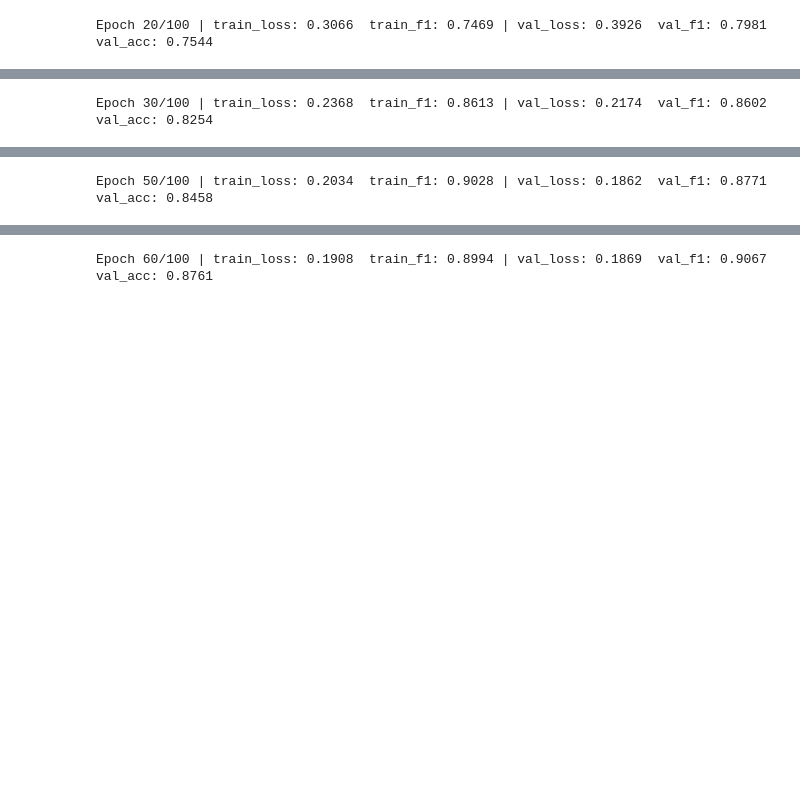
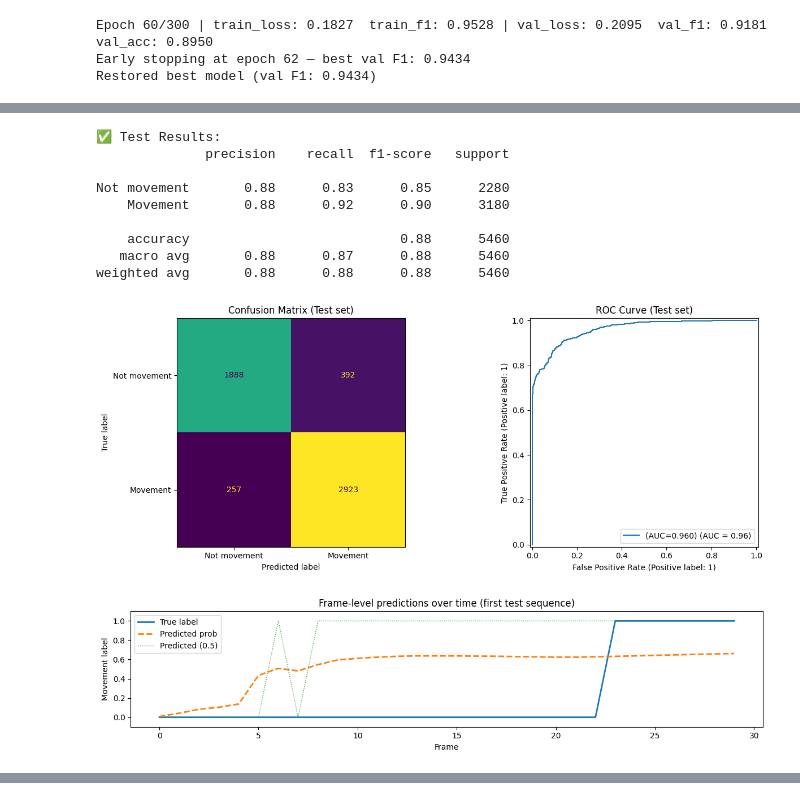
Before and after one commit to kallefrisk/DeepLearning_Schoolwork, a Jupyter notebook: JakobProject/notebooks/assignment11_fixed.ipynb, the cells around one changed output, grey strips where cells are left out. Drawn from its saved outputs; the diff is of its cells as text; code cells hidden in the pictures; blank space fills up the shorter version.

Commit message:
test sebastian settings

```diff
--- a/JakobProject/notebooks/assignment11_fixed.ipynb
+++ b/JakobProject/notebooks/assignment11_fixed.ipynb
@@ -257,7 +329,8 @@ with mlflow.start_run(run_name=params["run_name"]) as run:
     val_loader   = DataLoader(val_dataset,   batch_size=params["batch_size"], shuffle=False)
     test_loader  = DataLoader(test_dataset,  batch_size=params["batch_size"], shuffle=False)
 
-    best_val_loss = float("inf")
+    best_val_f1       = -1.0
+    best_model_state  = None
     epochs_no_improve = 0
 
     for epoch in range(params["epochs"]):
@@ -272,7 +345,7 @@ with mlflow.start_run(run_name=params["run_name"]) as run:
             batch_y = batch_y.to(device)
 
             optimizer.zero_grad()
-            logits = model(batch_x)          # (batch, seq_len, 1)
+            logits = model(batch_x)
             loss   = loss_fn(logits, batch_y)
             loss.backward()
             optimizer.step()
@@ -280,10 +353,10 @@ with mlflow.start_run(run_name=params["run_name"]) as run:
             all_train_logits.append(logits.detach())
             all_train_labels.append(batch_y)
 
-        avg_train_loss = np.mean(train_losses)
+        avg_train_loss   = np.mean(train_losses)
         train_logits_cat = torch.cat(all_train_logits)
         train_labels_cat = torch.cat(all_train_labels)
-        train_m = compute_classification_metrics(train_logits_cat, train_labels_cat)
+        train_m          = compute_classification_metrics(train_logits_cat, train_labels_cat)
 
         # ── Validation ───────────────────────────────────────────────────────
         model.eval()
@@ -292,15 +365,17 @@ with mlflow.start_run(run_name=params["run_name"]) as run:
 
         with torch.no_grad():
             for batch_x, batch_y in val_loader:
-                logits = model(batch_x)
+                batch_x = batch_x.to(device)
+                batch_y = batch_y.to(device)
+                logits  = model(batch_x)
                 val_losses.append(loss_fn(logits, batch_y).item())
                 all_val_logits.append(logits)
                 all_val_labels.append(batch_y)
 
-        avg_val_loss = np.mean(val_losses)
+        avg_val_loss   = np.mean(val_losses)
         val_logits_cat = torch.cat(all_val_logits)
         val_labels_cat = torch.cat(all_val_labels)
-        val_m = compute_classification_metrics(val_logits_cat, val_labels_cat)
+        val_m          = compute_classification_metrics(val_logits_cat, val_labels_cat)
 
         mlflow.log_metrics({
             "train_loss":      avg_train_loss,
@@ -317,22 +392,27 @@ with mlflow.start_run(run_name=params["run_name"]) as run:
 
         if (epoch + 1) % 10 == 0:
             print(f"Epoch {epoch+1}/{params['epochs']} "
-                f"| train_loss: {avg_train_loss:.4f}  train_f1: {train_m['f1']:.4f} "
-                f"| val_loss: {avg_val_loss:.4f}  val_f1: {val_m['f1']:.4f}  "
-                f"val_acc: {val_m['accuracy']:.4f}")
+                  f"| train_loss: {avg_train_loss:.4f}  train_f1: {train_m['f1']:.4f} "
+                  f"| val_loss: {avg_val_loss:.4f}  val_f1: {val_m['f1']:.4f}  "
+                  f"val_acc: {val_m['accuracy']:.4f}")
 
-        # Early stopping (uncomment patience in params to enable)
+        # ── Early stopping on val F1 ──────────────────────────────────────────
         if params.get("patience"):
-            if avg_val_loss < best_val_loss:
-                best_val_loss = avg_val_loss
+            if val_m["f1"] > best_val_f1:
+                best_val_f1      = val_m["f1"]
+                best_model_state = copy.deepcopy(model.state_dict())
                 epochs_no_improve = 0
-                mlflow.pytorch.log_model(model, artifact_path="best_model")
+                print(f"  → New best val F1: {best_val_f1:.4f} (epoch {epoch+1})")
             else:
                 epochs_no_improve += 1
             if epochs_no_improve >= params["patience"]:
-                print(f"Early stopping at epoch {epoch+1}")
+                print(f"Early stopping at epoch {epoch+1} — best val F1: {best_val_f1:.4f}")
                 break
 
+    # ── Restore best model before test eval ──────────────────────────────────
+    if best_model_state is not None:
+        model.load_state_dict(best_model_state)
+        print(f"Restored best model (val F1: {best_val_f1:.4f})")
 
     # ── Test evaluation ───────────────────────────────────────────────────────
     model.eval()
@@ -343,18 +423,16 @@ with mlflow.start_run(run_name=params["run_name"]) as run:
         for batch_x, batch_y in test_loader:
             batch_x = batch_x.to(device)
             batch_y = batch_y.to(device)
-
-            logits = model(batch_x)
+            logits  = model(batch_x)
             test_losses.append(loss_fn(logits, batch_y).item())
             all_test_logits.append(logits)
             all_test_labels.append(batch_y)
 
-    avg_test_loss  = np.mean(test_losses)
+    avg_test_loss   = np.mean(test_losses)
     test_logits_cat = torch.cat(all_test_logits)
     test_labels_cat = torch.cat(all_test_labels)
-    test_m = compute_classification_metrics(test_logits_cat, test_labels_cat)
+    test_m          = compute_classification_metrics(test_logits_cat, test_labels_cat)
 
-    # ROC-AUC (needs probability scores, not binary preds)
     test_auc = roc_auc_score(test_m["labels"], test_m["probs"])
 
     mlflow.log_metrics({
@@ -366,11 +444,13 @@ with mlflow.start_run(run_name=params["run_name"]) as run:
         "test_auc":       test_auc,
     })
 
+    mlflow.pytorch.log_model(model, artifact_path=f"best_model_{params['run_name']}")
+
     print(f"\n✅ Test Results:")
     print(classification_report(test_m["labels"], test_m["preds"],
                                 target_names=["Not movement", "Movement"]))
 
-    # ── Confusion matrix ──────────────────────────────────────────────────────
+    # ── Confusion matrix + ROC curve ─────────────────────────────────────────
     fig, axes = plt.subplots(1, 2, figsize=(14, 5))
 
     cm = confusion_matrix(test_m["labels"], test_m["preds"])
@@ -379,10 +459,9 @@ with mlflow.start_run(run_name=params["run_name"]) as run:
     )
     axes[0].set_title("Confusion Matrix (Test set)")
 
-    # ── ROC curve ─────────────────────────────────────────────────────────────
     RocCurveDisplay.from_predictions(
         test_m["labels"], test_m["probs"],
-        name=f"GRU (AUC={test_auc:.3f})",
+        name=f"(AUC={test_auc:.3f})",
         ax=axes[1]
     )
     axes[1].set_title("ROC Curve (Test set)")
@@ -392,15 +471,15 @@ with mlflow.start_run(run_name=params["run_name"]) as run:
     mlflow.log_artifact("test_evaluation.png")
     plt.show()
 
-    # ── Temporal prediction plot (first test video sequence) ──────────────────
+    # ── Temporal prediction plot ──────────────────────────────────────────────
     first_seq_true  = test_m["labels"][:params["seq_length"]]
     first_seq_probs = test_m["probs"][:params["seq_length"]]
     first_seq_pred  = test_m["preds"][:params["seq_length"]]
 
     fig2, ax = plt.subplots(figsize=(12, 3))
-    ax.plot(first_seq_true,  label="True label",       linewidth=2)
-    ax.plot(first_seq_probs, label="Predicted prob",   linewidth=2, linestyle="--")
-    ax.plot(first_seq_pred,  label="Predicted (0.5)",  linewidth=1, linestyle=":")
+    ax.plot(first_seq_true,  label="True label",      linewidth=2)
+    ax.plot(first_seq_probs, label="Predicted prob",  linewidth=2, linestyle="--")
+    ax.plot(first_seq_pred,  label="Predicted (0.5)", linewidth=1, linestyle=":")
     ax.set_xlabel("Frame")
     ax.set_ylabel("Movement label")
     ax.set_title("Frame-level predictions over time (first test sequence)")
@@ -411,6 +490,5 @@ with mlflow.start_run(run_name=params["run_name"]) as run:
     mlflow.log_artifact("temporal_predictions.png")
     plt.show()
 
-    mlflow.pytorch.log_model(model, artifact_path=f"final_model_{params['run_name']}")
     print(f"\nAUC: {test_auc:.4f}  |  F1: {test_m['f1']:.4f}  |  Accuracy: {test_m['accuracy']:.4f}")
 # %% [output]
@@ -440 +518,3 @@ Epoch 10/100 | train_loss: 0.3336  train_f1: 0.6877 | val_loss: 0.3217  val_f1:
-Epoch 20/100 | train_loss: 0.3066  train_f1: 0.7469 | val_loss: 0.3926  val_f1: 0.7981  val_acc: 0.7544
+Epoch 60/300 | train_loss: 0.1827  train_f1: 0.9528 | val_loss: 0.2095  val_f1: 0.9181  val_acc: 0.8950
+Early stopping at epoch 62 — best val F1: 0.9434
+Restored best model (val F1: 0.9434)
@@ -453 +522,11 @@ Epoch 20/100 | train_loss: 0.3066  train_f1: 0.7469 | val_loss: 0.3926  val_f1:
-Epoch 30/100 | train_loss: 0.2368  train_f1: 0.8613 | val_loss: 0.2174  val_f1: 0.8602  val_acc: 0.8254
+✅ Test Results:
+              precision    recall  f1-score   support
+
+Not movement       0.88      0.83      0.85      2280
+    Movement       0.88      0.92      0.90      3180
+
+    accuracy                           0.88      5460
+   macro avg       0.88      0.87      0.88      5460
+weighted avg       0.88      0.88      0.88      5460
+[figure, added]
+[figure, added]
@@ -467 +537,0 @@ Epoch 40/100 | train_loss: 0.2163  train_f1: 0.8549 | val_loss: 0.2076  val_f1:
-Epoch 50/100 | train_loss: 0.2034  train_f1: 0.9028 | val_loss: 0.1862  val_f1: 0.8771  val_acc: 0.8458
@@ -470 +537,0 @@ Epoch 50/100 | train_loss: 0.2034  train_f1: 0.9028 | val_loss: 0.1862  val_f1:
-Epoch 60/100 | train_loss: 0.1908  train_f1: 0.8994 | val_loss: 0.1869  val_f1: 0.9067  val_acc: 0.8761
```
Also changed, not shown: parts of 4 cells of this notebook, 2 other files.
